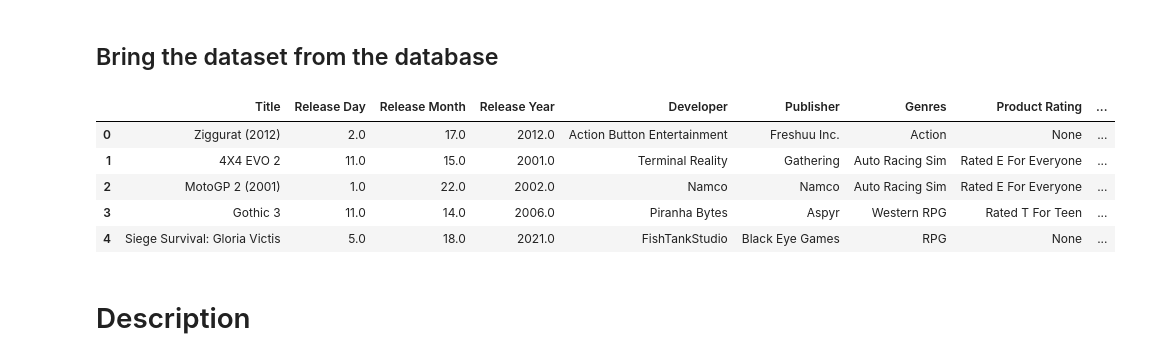
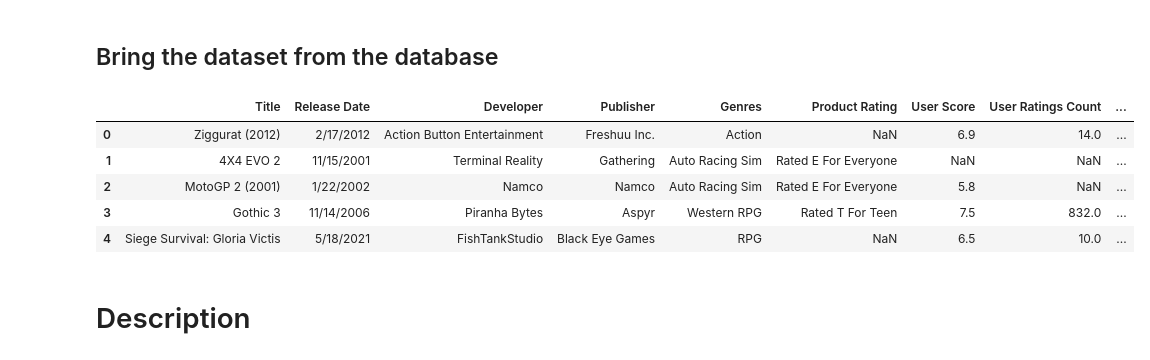
Before and after one commit to juancbuitrago/ETL-Proyect, a Jupyter notebook: EDA.ipynb, the cells around one changed output. Drawn from its saved outputs; the diff is of its cells as text; code cells hidden in the pictures.

```diff
--- a/EDA.ipynb
+++ b/EDA.ipynb
@@ -21,21 +9,13 @@ database_table = config['Proyect']['db_table']
-# %%
-pd.set_option('display.max_columns', None)
-pd.set_option('display.max_rows', None)
-pd.set_option('display.width', 1000)
-
-engine = create_engine(f'postgresql://{user}:{password}@{host}:{port}/{database_name}')
-
-sql = f'SELECT * FROM "{database_table}"'
-
-df = pd.read_sql_query(sql, engine)
-df.head()
-# %% [output]
-|  | Title | Release Day | Release Month | Release Year | Developer | Publisher | Genres | Product Rating | ... |
-| 0 | Ziggurat (2012) | 2.0 | 17.0 | 2012.0 | Action Button Entertainment | Freshuu Inc. | Action | None | ... |
-| 1 | 4X4 EVO 2 | 11.0 | 15.0 | 2001.0 | Terminal Reality | Gathering | Auto Racing Sim | Rated E For Everyone | ... |
-| 2 | MotoGP 2 (2001) | 1.0 | 22.0 | 2002.0 | Namco | Namco | Auto Racing Sim | Rated E For Everyone | ... |
-| 3 | Gothic 3 | 11.0 | 14.0 | 2006.0 | Piranha Bytes | Aspyr | Western RPG | Rated T For Teen | ... |
-| 4 | Siege Survival: Gloria Victis | 5.0 | 18.0 | 2021.0 | FishTankStudio | Black Eye Games | RPG | None | ... |
+# %%
+df = pd.read_csv("Dataset.csv", sep=',')
+df.head()
+# %% [output]
+|  | Title | Release Date | Developer | Publisher | Genres | Product Rating | User Score | User Ratings Count | ... |
+| 0 | Ziggurat (2012) | 2/17/2012 | Action Button Entertainment | Freshuu Inc. | Action | NaN | 6.9 | 14.0 | ... |
+| 1 | 4X4 EVO 2 | 11/15/2001 | Terminal Reality | Gathering | Auto Racing Sim | Rated E For Everyone | NaN | NaN | ... |
+| 2 | MotoGP 2 (2001) | 1/22/2002 | Namco | Namco | Auto Racing Sim | Rated E For Everyone | 5.8 | NaN | ... |
+| 3 | Gothic 3 | 11/14/2006 | Piranha Bytes | Aspyr | Western RPG | Rated T For Teen | 7.5 | 832.0 | ... |
+| 4 | Siege Survival: Gloria Victis | 5/18/2021 | FishTankStudio | Black Eye Games | RPG | NaN | 6.5 | 10.0 | ... |
 # %% [markdown]
 # Description
 # %%
```
Also changed, not shown: parts of 11 cells of this notebook, 6 other files.
